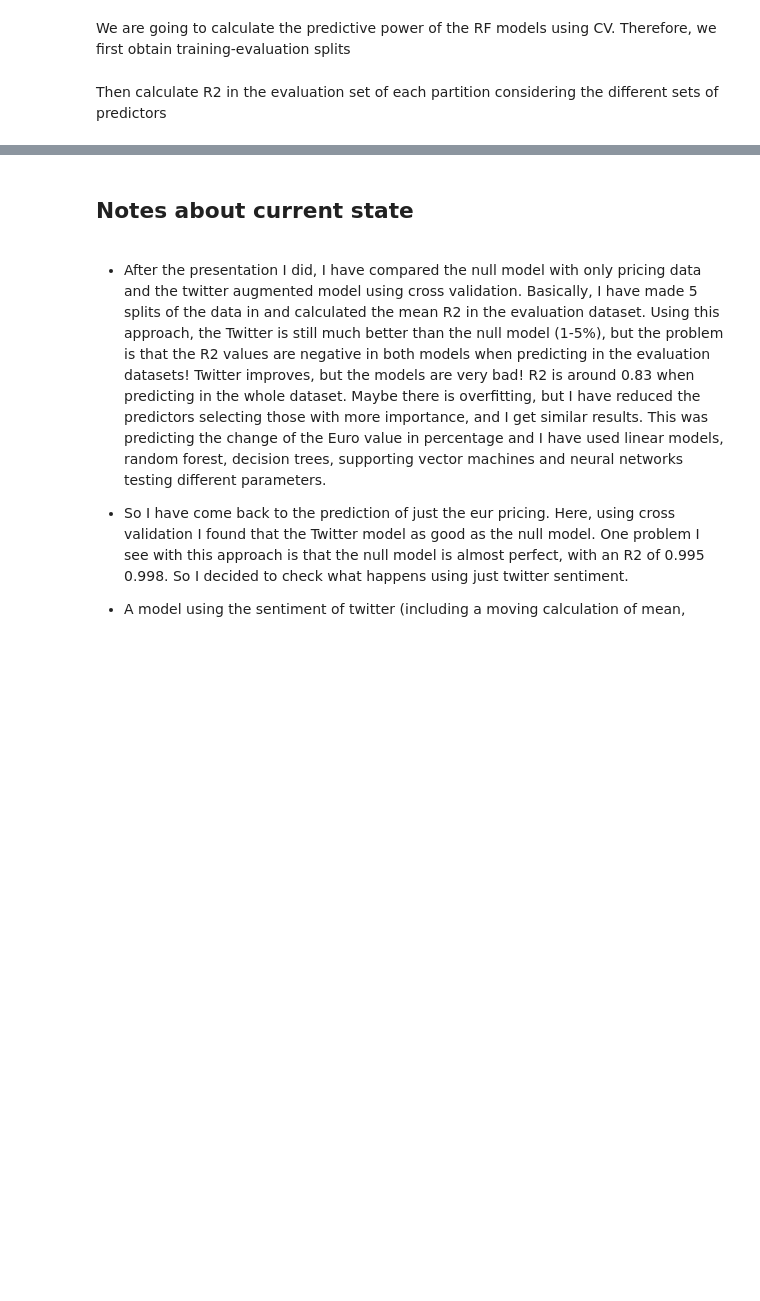
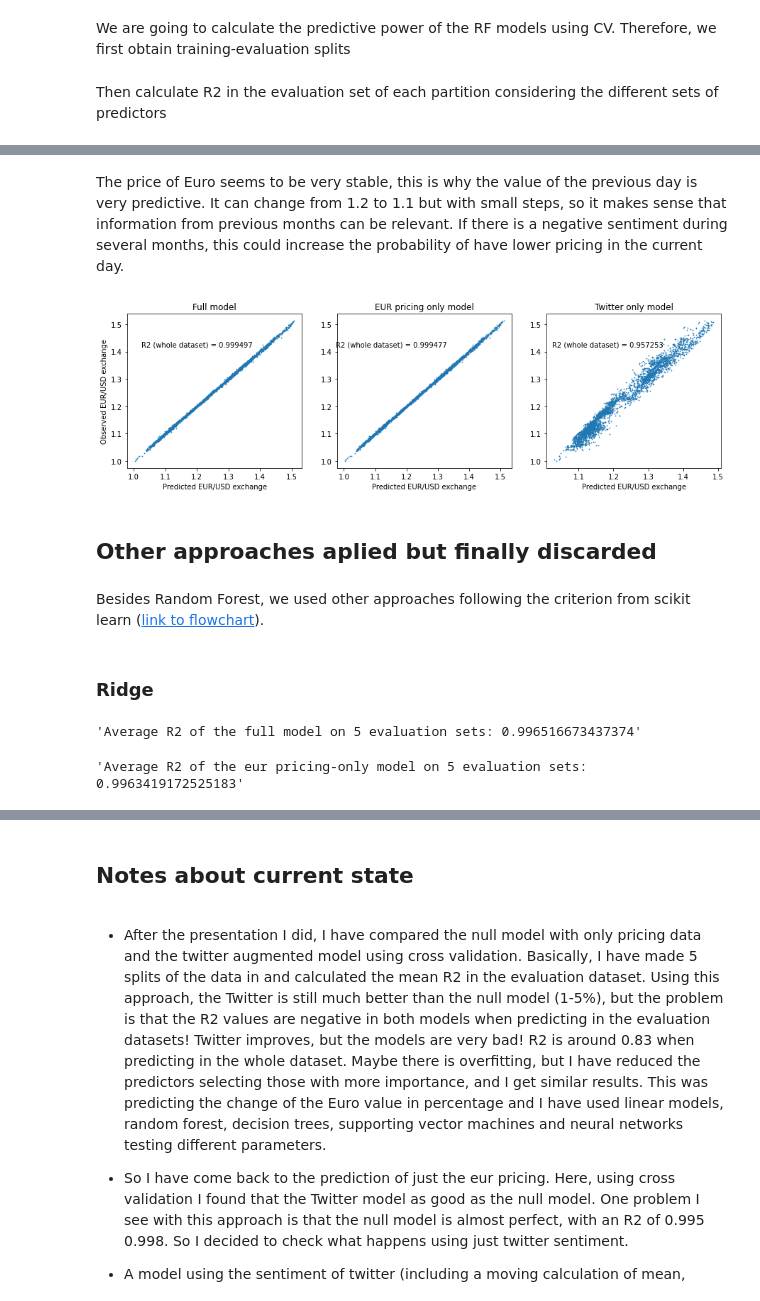
Before and after one commit to dtortosa/capstone_project, a Jupyter notebook: scripts/03_predicting_exchange_rate.ipynb, the cells around one changed output, grey strips where cells are left out. Saved outputs shown, nothing was run; the diff lists cells and outputs as text; code cells hidden in the pictures; blank space fills up the shorter version.

Commit message:
working on the final steps of modeling

```diff
--- a/scripts/03_predicting_exchange_rate.ipynb
+++ b/scripts/03_predicting_exchange_rate.ipynb
@@ -406,0 +362,63 @@ search.cv_results_
+# %% [markdown]
+The price of Euro seems to be very stable, this is why the value of the previous day is very predictive. It can change from 1.2 to 1.1 but with small steps, so it makes sense that information from previous months can be relevant. If there is a negative sentiment during several months, this could increase the probability of have lower pricing in the current day.
+# %%
+import matplotlib.pyplot as plt
+from sklearn import metrics
+
+#open a plot with two panels
+fig, (ax1, ax2, ax3) = plt.subplots(1,3, figsize=(15,4))
+
+#plot scatter against date and eur pricing
+ax1.scatter(x=full_model_pred, y=y, s=0.5)
+ax2.scatter(x=eur_model_pred, y=y, s=0.5)
+ax3.scatter(x=twitter_model_pred, y=y, s=0.5)
+
+#set titles and axes labels
+ax1.title.set_text("Full model")
+ax1.set_ylabel("Observed EUR/USD exchange")
+ax1.set_xlabel("Predicted EUR/USD exchange")
+ax2.title.set_text("EUR pricing only model")
+ax2.set_xlabel("Predicted EUR/USD exchange")
+ax3.title.set_text("Twitter only model")
+ax3.set_xlabel("Predicted EUR/USD exchange")
+
+
+#add R2
+ax1.text(0.40, 0.8, 'R2 (whole dataset) = ' + str(np.round(metrics.r2_score(y, full_model_pred), 6)), horizontalalignment='center', verticalalignment='center', transform=ax1.transAxes)
+ax2.text(1.61, 0.8, 'R2 (whole dataset) = ' + str(np.round(metrics.r2_score(y, eur_model_pred), 6)), horizontalalignment='center', verticalalignment='center', transform=ax1.transAxes)
+ax3.text(2.75, 0.8, 'R2 (whole dataset) = ' + str(np.round(metrics.r2_score(y, twitter_model_pred), 6)), horizontalalignment='center', verticalalignment='center', transform=ax1.transAxes)
+
+#close
+plt.show()
+# %% [output]
+[figure, added]
+# %% [markdown]
+## Other approaches aplied but finally discarded
+# %% [markdown]
+Besides Random Forest, we used other approaches following the criterion from scikit learn ([link to flowchart](https://scikit-learn.org/stable/tutorial/machine_learning_map/index.html)).
+# %% [markdown]
+### Ridge
+# %%
+#full model
+from sklearn.linear_model import Ridge
+from sklearn.model_selection import cross_val_score, ShuffleSplit
+average_r2_full_model_ridge = np.mean(cross_val_score(estimator=Ridge(),
+                                                X=X,
+                                                y=y,
+                                                cv=shuffle_split,
+                                                scoring="r2",
+                                                n_jobs=5))
+f"Average R2 of the full model on 5 evaluation sets: {average_r2_full_model_ridge}"
+# %% [output]
+'Average R2 of the full model on 5 evaluation sets: 0.996516673437374'
+# %%
+#only eur pricing
+average_r2_eur_model_ridge = np.mean(cross_val_score(estimator=Ridge(),
+                                                X=X_eur_pricing,
+                                                y=y,
+                                                cv=shuffle_split,
+                                                scoring="r2",
+                                                n_jobs=5))
+f"Average R2 of the eur pricing-only model on 5 evaluation sets: {average_r2_eur_model_ridge}"
+# %% [output]
+'Average R2 of the eur pricing-only model on 5 evaluation sets: 0.9963419172525183'
```
Also changed, not shown: parts of 61 cells of this notebook, 2 other files.
